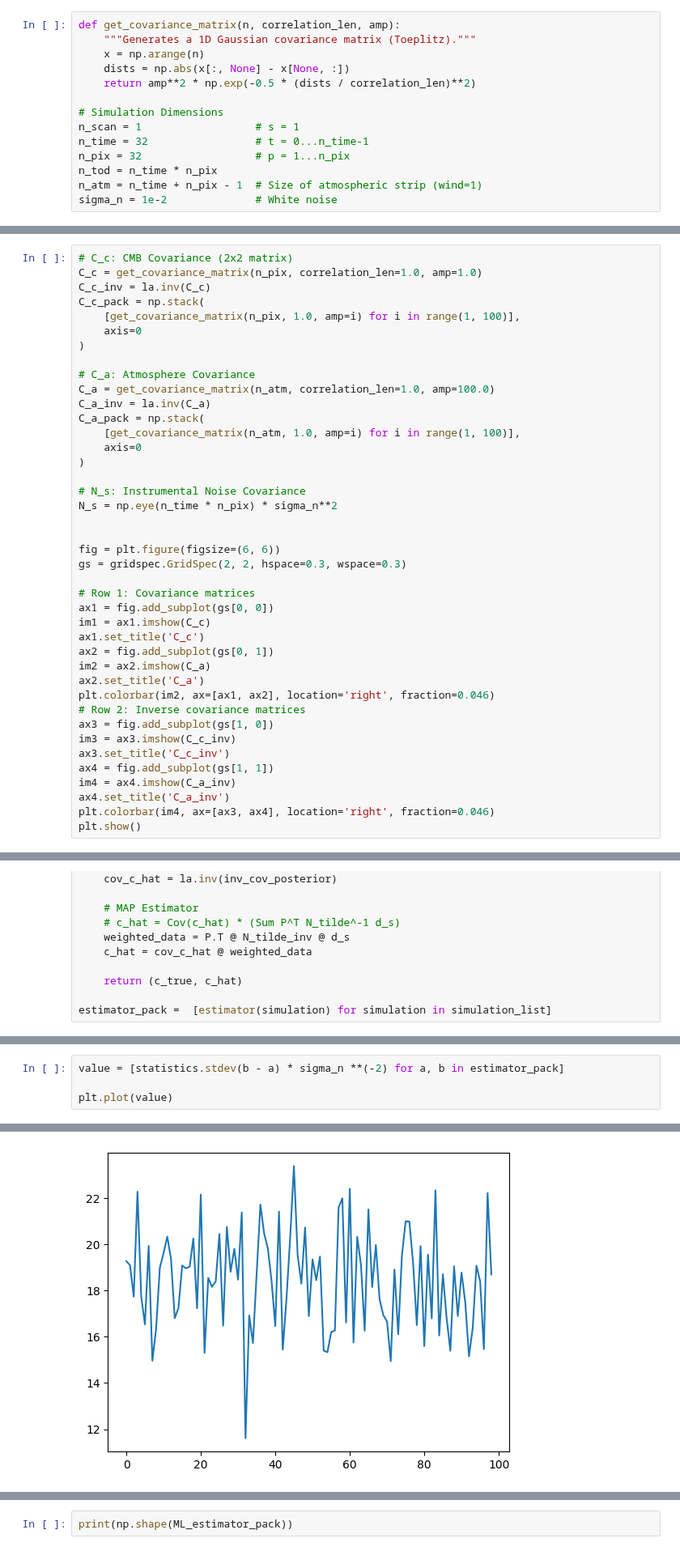
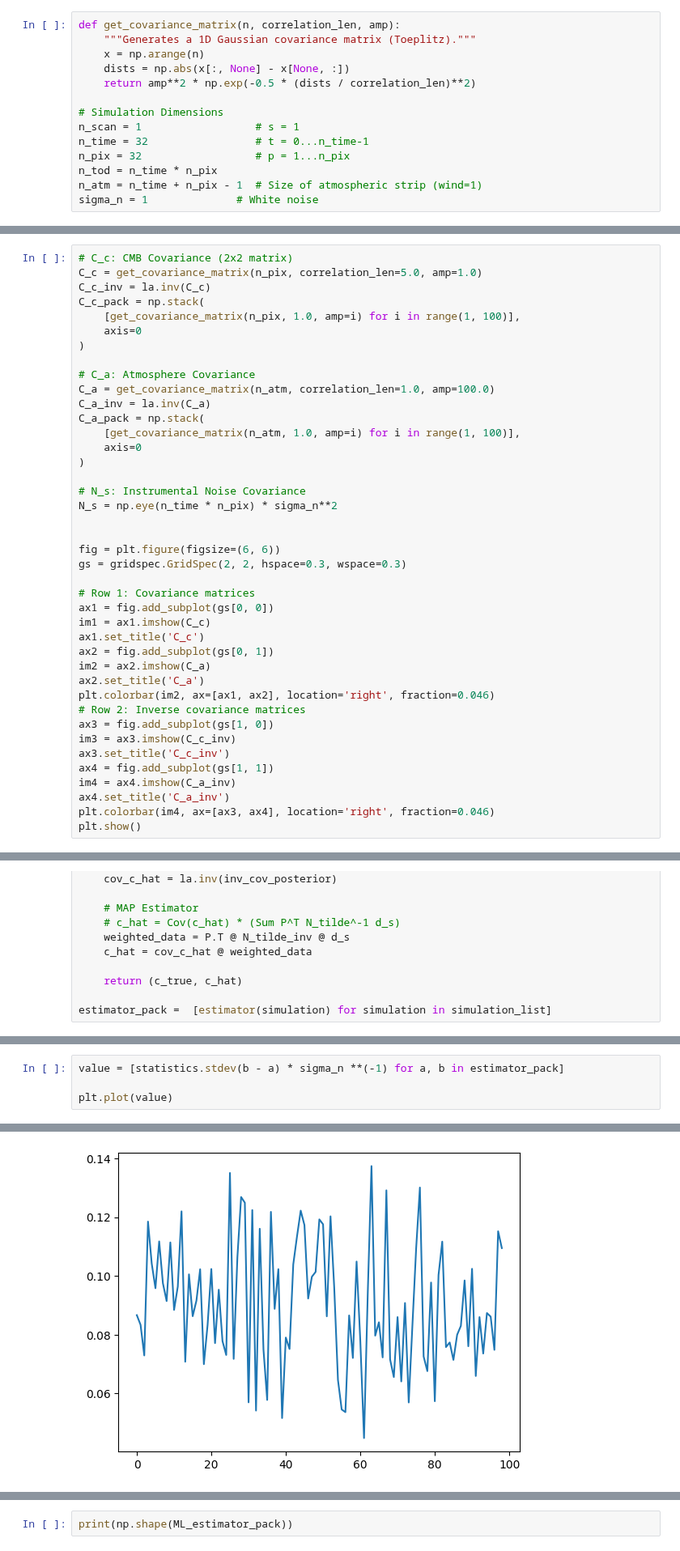
Before and after one commit to Rachel-0420/Toy-Model-for-Field-Level, a Jupyter notebook: ML_Estimator.ipynb, the cells around one changed output, grey strips where cells are left out. Shown at 81% size. Drawn from its saved outputs; the diff is of its cells as text.

```diff
--- a/ML_Estimator.ipynb
+++ b/ML_Estimator.ipynb
@@ -21,12 +21,12 @@ n_time = 32                 # t = 0...n_time-1
 n_pix = 32                  # p = 1...n_pix
 n_tod = n_time * n_pix
 n_atm = n_time + n_pix - 1  # Size of atmospheric strip (wind=1)
-sigma_n = 1e-2              # White noise
+sigma_n = 1              # White noise
 # %% [markdown]
 Covariances Ccmb and Ca
 # %%
 # C_c: CMB Covariance (2x2 matrix)
-C_c = get_covariance_matrix(n_pix, correlation_len=1.0, amp=1.0)
+C_c = get_covariance_matrix(n_pix, correlation_len=5.0, amp=1.0)
 C_c_inv = la.inv(C_c)
 C_c_pack = np.stack(
     [get_covariance_matrix(n_pix, 1.0, amp=i) for i in range(1, 100)],
@@ -194,12 +194,12 @@ plt.show()
 [figure]
 [figure]
 # %%
-value = [statistics.stdev(b - a) * sigma_n **(-2) for a, b in estimator_pack]
+value = [statistics.stdev(b - a) * sigma_n **(-1) for a, b in estimator_pack]
 
 plt.plot(value)
 # %% [output]
 [<matplotlib.lines.Line2D at 0x...>]
-[figure, old version]
+[figure, new version]
 # %%
 def ML_estimator(simulation):
 
```
Also changed, not shown: parts of 3 cells of this notebook.
